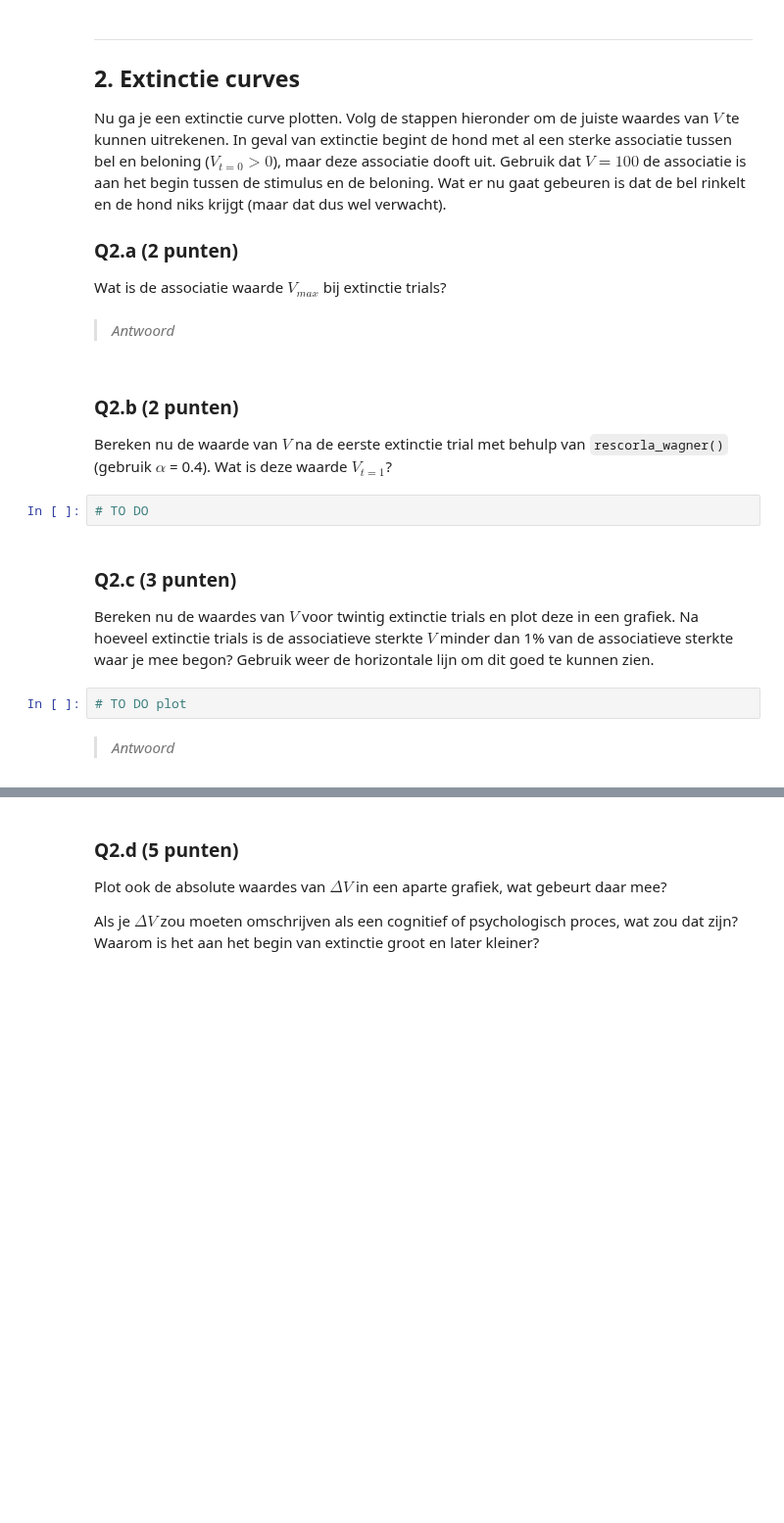
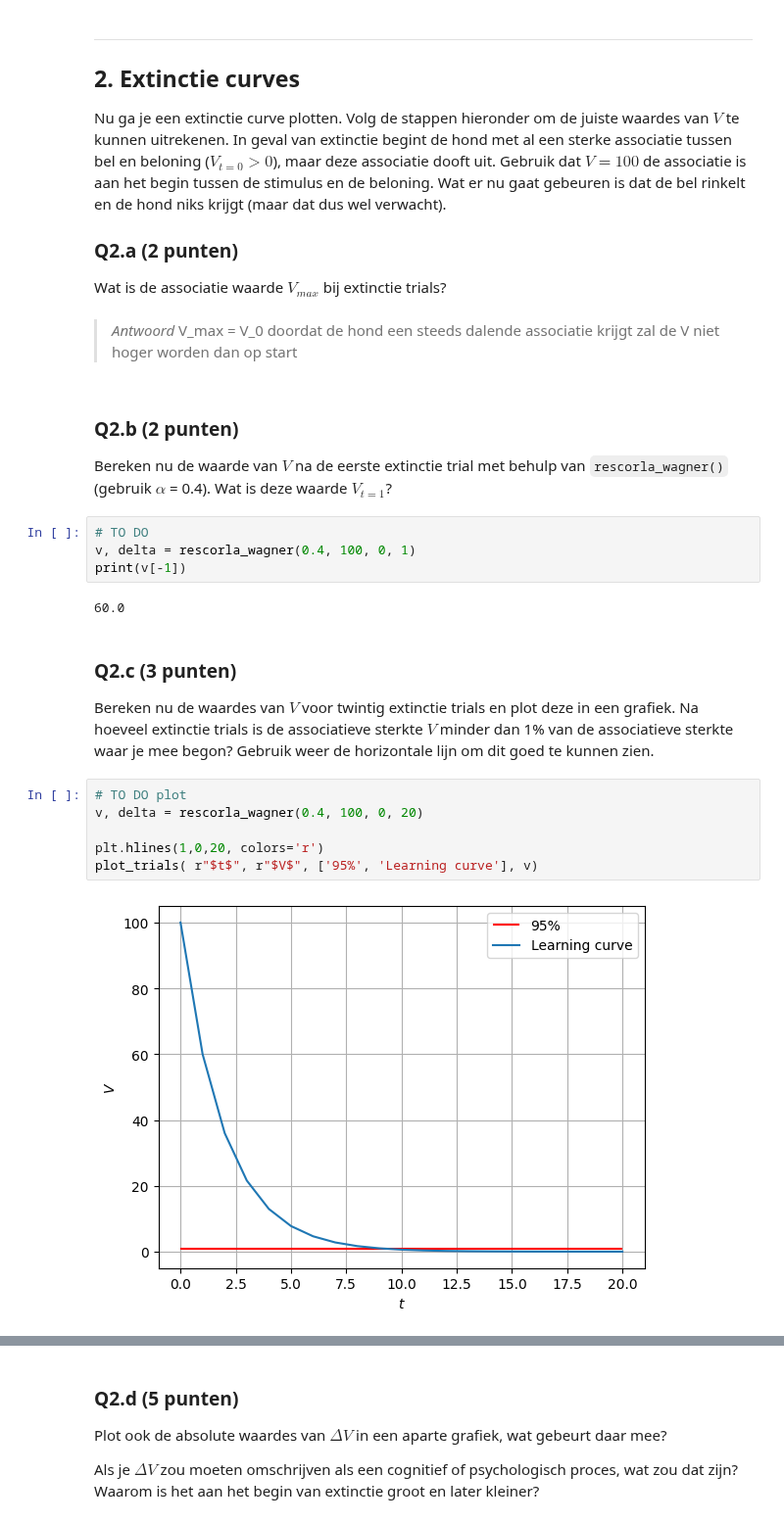
Before and after one commit to YorbenKoolhaas/cogmod, a Jupyter notebook: hw1/Assignment_1.ipynb, the cells around one changed output, grey strips where cells are left out. Shown at 98% size. Cells and saved outputs as stored; diff of their text form; blank space fills up the shorter version.

```diff
--- a/hw1/Assignment_1.ipynb
+++ b/hw1/Assignment_1.ipynb
@@ -174,19 +196,28 @@ Nu ga je een extinctie curve plotten. Volg de stappen hieronder om de juiste waa
 ### Q2.a (2 punten)
 
 Wat is de associatie waarde $V_{max}$ bij extinctie trials?
-# %% [markdown]
-> *Antwoord*
+# %% [markdown]
+> *Antwoord*
+V_max = V_0 doordat de hond een steeds dalende associatie krijgt zal de V niet hoger worden dan op start
 # %% [markdown]
 ### Q2.b (2 punten)
 
 Bereken nu de waarde van $V$ na de eerste extinctie trial met behulp van `rescorla_wagner()` (gebruik $\alpha$ = 0.4). Wat is deze waarde $V_{t=1}$?
-# %%
-# TO DO
+# %%
+# TO DO
+v, delta = rescorla_wagner(0.4, 100, 0, 1)
+print(v[-1])
+# %% [output]
+60.0
 # %% [markdown]
 ### Q2.c (3 punten)
 
 Bereken nu de waardes van $V$ voor twintig extinctie trials en plot deze in een grafiek. Na hoeveel extinctie trials is de associatieve sterkte $V$ minder dan 1% van de associatieve sterkte waar je mee begon? Gebruik weer de horizontale lijn om dit goed te kunnen zien.
-# %%
-# TO DO plot
-# %% [markdown]
-> *Antwoord*
+# %%
+# TO DO plot
+v, delta = rescorla_wagner(0.4, 100, 0, 20)
+
+plt.hlines(1,0,20, colors='r')
+plot_trials( r"$t$", r"$V$", ['95%', 'Learning curve'], v)
+# %% [output]
+[figure, added]
```
Also changed, not shown: parts of 16 cells of this notebook.
